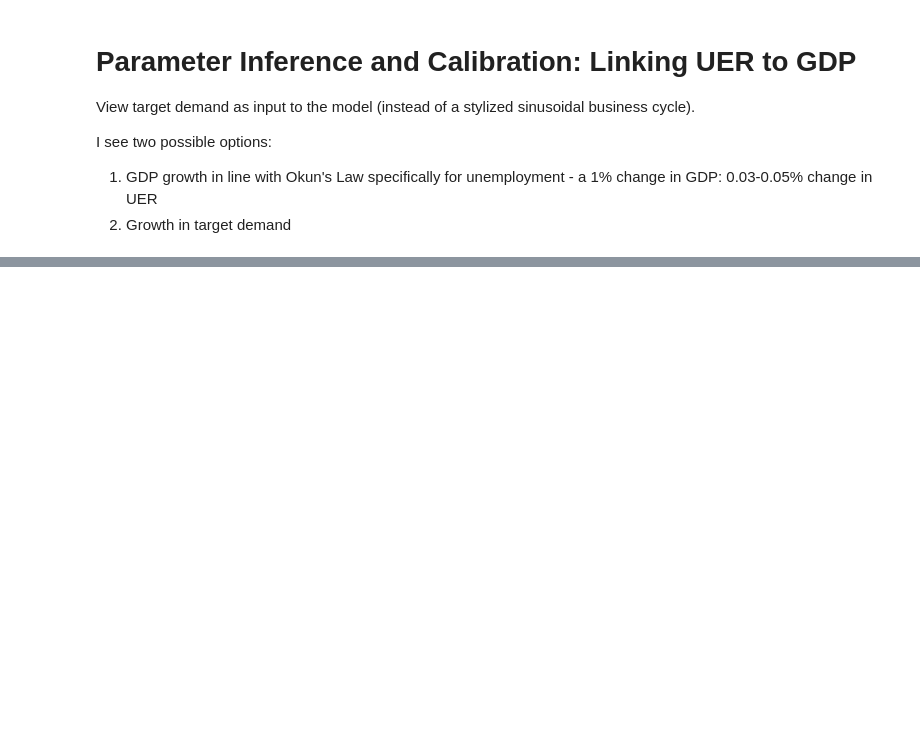
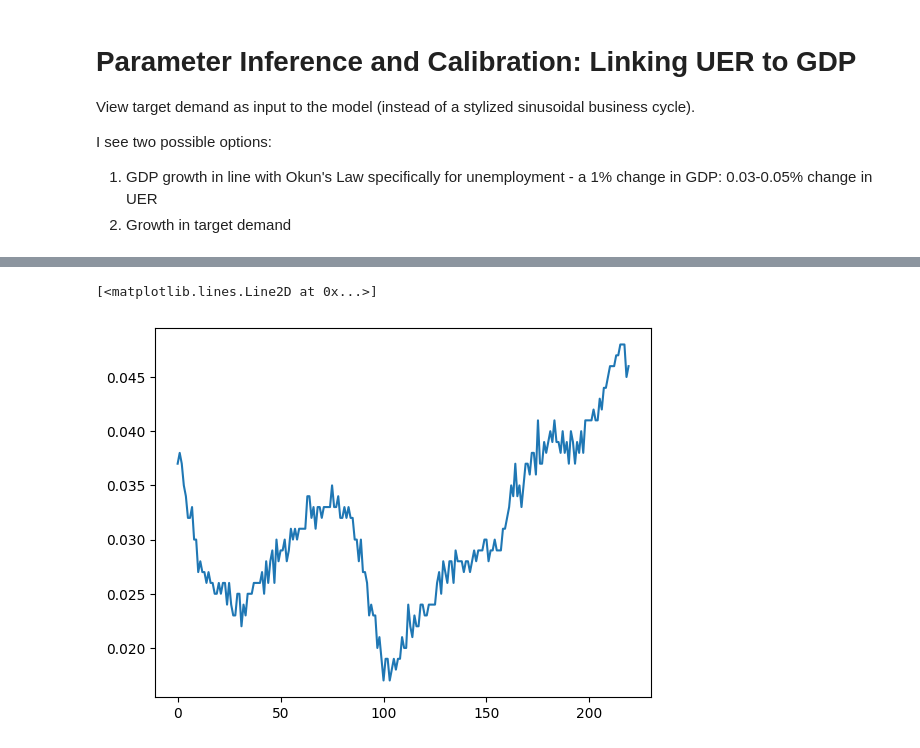
Before and after one commit to ebbam/transition_abm, a Jupyter notebook: calibration_remote/calibration_us_gdp.ipynb, the cells around one changed output, grey strips where cells are left out. Saved outputs shown, nothing was run; the diff lists cells and outputs as text; code cells hidden in the pictures; blank space fills up the shorter version.

```diff
--- a/calibration_remote/calibration_us_gdp.ipynb
+++ b/calibration_remote/calibration_us_gdp.ipynb
@@ -254,63 +55,53 @@ plt.show()
 # %%
-###################################
-# US MODEL CONDITIONS AND DATA ####
-###################################
 
-# # Incorporate calibrated parameters
-# param_base_df = pd.read_csv("output/output_26_03/calibrated_params_all.csv")
-# # Sort by Timestamp in descending order
-# param_base_df = param_base_df.sort_values(by='Timestamp', ascending=False)
-# # Keep only the latest version of each parameter by removing duplicates
-# param_base_df = param_base_df.drop_duplicates(subset=['Parameter', 'Behav_Mode'], keep='first')
-
-bus_conf_short = bus_conf_index[(bus_conf_index['DATE'] >= calib_date[0]) & (bus_conf_index['DATE'] <= calib_date[1])]
-#gdp_dat = np.array(mean_gdp_cycle['VALUE'])
-gdp_dat = np.array(gdp_dat_pd['log_Cycle'])
-gdp_dat_bk = np.array(gdp_dat_pd['bk_gdp'])
-gdp_dat_hamilton = np.array(gdp_dat_pd['hamilton_gdp'])
-bus_conf_dat = np.array(bus_conf_short['OBS_VALUE_scaled'])
-
-#for calib_cond in calib_conditions:
-# Filter parameters for the current calibration condition
-# condition_params = param_df[param_df['Calib_condition'] == calib_cond]
-
+# Macro observations
+observation = macro_observations.loc[(macro_observations['DATE'] >= calib_date[0]) & (macro_observations['DATE'] <= calib_date[1])].dropna(subset=["UNRATE", "VACRATE"]).reset_index()
+# Load US_input data
 A = pd.read_csv(path+"dRC_Replication/data/occupational_mobility_network.csv", header=None)
 employment = round(pd.read_csv(path+"dRC_Replication/data/ipums_employment_2016.csv", header = 0).iloc[:, [4]]/10000)
 # Crude approximation using avg unemployment rate of ~5% - should aim for occupation-specific unemployment rates
 unemployment = round(employment*(0.05/0.95))
 # Less crude approximation using avg vacancy rate - should still aim for occupation-specific vacancy rates
 vac_rate_base = pd.read_csv(path+"dRC_Replication/data/vacancy_rateDec2000.csv").iloc[:, 2].mean()/100
-print(vac_rate_base)
 vacancies = round(employment*vac_rate_base/(1-vac_rate_base))
 # Needs input data...
 demand_target = employment + vacancies
 wages = pd.read_csv(path+"dRC_Replication/data/ipums_variables.csv")[['median_earnings']]
+occ_ids = pd.read_csv(path+"dRC_Replication/data/ipums_variables.csv")[['id', 'acs_occ_code']]
 gend_share = pd.read_csv(path+"data/ipums_variables_w_gender.csv")[['women_pct']]
 mod_data =  {"A": A, "employment": employment,
              'unemployment':unemployment, 'vacancies':vacancies,
              'demand_target': demand_target, 'wages': wages, 'gend_share': gend_share}
 
-net_temp, vacs = initialise(len(mod_data['A']), mod_data['employment'].to_numpy(), mod_data['unemployment'].to_numpy(), mod_data['vacancies'].to_numpy(), mod_data['demand_target'].to_numpy(), mod_data['A'], mod_data['wages'].to_numpy(), mod_data['gend_share'].to_numpy(), 0, 3)
+###################################
+# Initialise the model
+##################################
+net_temp, vacs = initialise(len(mod_data['A']), mod_data['employment'].to_numpy(), mod_data['unemployment'].to_numpy(), mod_data['vacancies'].to_numpy(), mod_data['demand_target'].to_numpy(), mod_data['A'], mod_data['wages'].to_numpy(), mod_data['gend_share'].to_numpy(), 0, 0)
 
-params = {'mod_data': mod_data, # mod_data: occupation-level input data (ie. employment/uneployment levels, wages, gender ratio, etc.).
-     'net_temp': net_temp, # net_temp: occupational network
-     'vacs': vacs, # list of available vacancies in the economy
-     #'behav_spec': False, # whether or not to enable behavioural element or not (boolean value)
-     'time_steps': len(gdp_dat), # number of time steps to iterate the model - for now always exclude ~50 time steps for the model to reach a steady-state
-     # 'd_u': del_u, # del_u: spontaneous separation rate
-     # 'd_v': del_v, # del_v: spontaneous vacancy rate
-     # 'gamma_u': gamma_u, # gamma: "speed" of adjustment to target demand of vacancies and unemployment
-     # 'gamma_v': gamma_v, # gamma: "speed" of adjustment to target demand of vacancies and unemployment
-     'delay': 0,
-     'gdp_data': gdp_dat,
-     'simple_res': True} #
+# observation = macro_observations.loc[(macro_observations['DATE'] >= calib_date[0]) & (macro_observations['DATE'] <= calib_date[1])].dropna(subset = ["UNRATE", "VACRATE"]).reset_index()
+# Load calibrated parameters from CSV
+param_df = pd.read_csv("output_28_05/calibrated_params_all.csv")
+# Sort by Timestamp in descending order
+param_df = param_df.sort_values(by='Timestamp', ascending=False)
 
-# params.update(
-#     param_base_df[param_base_df['Behav_Mode'] == False].set_index('Parameter')['Value'].to_dict()
-# )
-# bparams = deepcopy(params)
-# bparams.update(
-#     param_base_df[param_base_df['Behav_Mode'] == True].set_index('Parameter')['Value'].to_dict()
-# )
-# bparams['behav_spec'] = True
+params = {'mod_data': mod_data,
+            'net_temp': net_temp,
+            'vacs': vacs,
+            'time_steps': len(gdp_dat),
+            'delay': 100,
+            'gdp_data': gdp_dat}
+
+# Shorten vac_df to the same length as gdp_dat using a moving average (if needed)
+vac_df = observation['VACRATE'].to_numpy()
+if len(vac_df) > len(gdp_dat):
+    print("smoothing vac_df")
+    # Apply moving average with window to smooth and match length
+    window = len(vac_df) // len(gdp_dat)
+    vac_dat = pd.Series(vac_df).rolling(window=window, min_periods=1).mean()[window-1::window].reset_index(drop=True)
+    vac_dat = vac_dat[:len(gdp_dat)]
+else:
+    vac_dat = vac_df[:len(gdp_dat)]
+
+print(len(vac_dat))
+plt.plot(vac_dat, label="Vacancy Rate (smoothed)")
 # %% [output]
@@ -318,3 +110,5 @@ params = {'mod_data': mod_data, # mod_data: occupation-level input data (ie. emp
+[<matplotlib.lines.Line2D at 0x...>]
+[figure, added]
 # %%
 search_effort_dat = pd.read_csv("data/quarterly_search_ts.csv")
 search_effort_dat['DATE'] = pd.to_datetime(search_effort_dat['year'].astype(str) + '-' + (search_effort_dat['quarter'] * 3 - 2).astype(str) + '-01')
```
Also changed, not shown: parts of 19 cells of this notebook, 5 other files.
